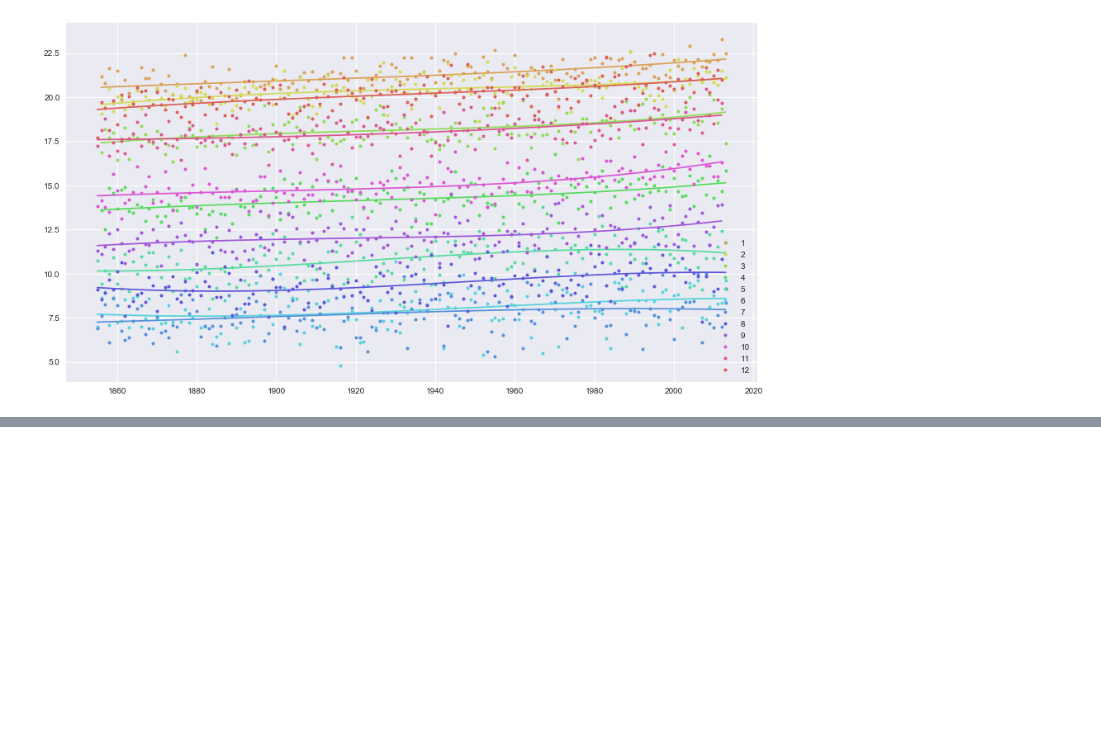
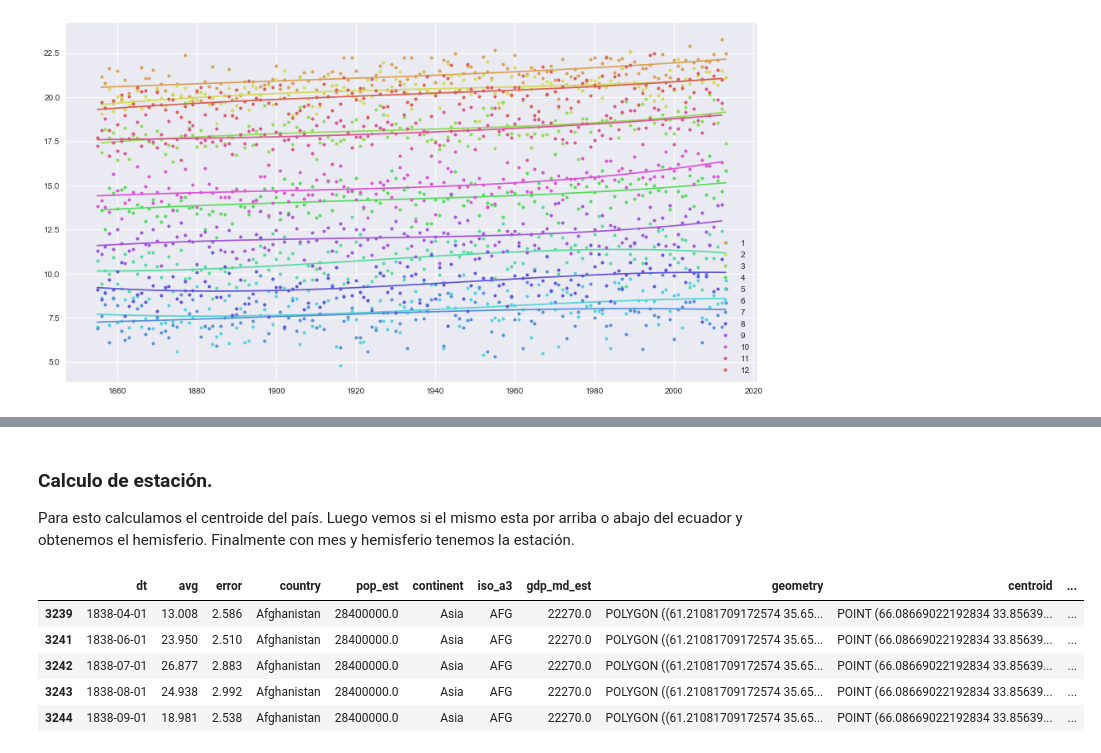
Before and after one commit to smcsicardi/metnum-tp3, a Jupyter notebook: temperature by countries.ipynb, the cells around one changed output, grey strips where cells are left out. Cells and saved outputs as stored; diff of their text form; code cells hidden in the pictures; blank space fills up the shorter version.

```diff
--- a/temperature by countries.ipynb
+++ b/temperature by countries.ipynb
@@ -132,0 +148,34 @@ plt.legend()
+# %% [markdown]
+### Calculo de estación.
+Para esto calculamos el centroide del país. Luego vemos si el mismo esta por arriba o abajo del ecuador y obtenemos el hemisferio. Finalmente con mes y hemisferio tenemos la estación.
+# %%
+SPRING, SUMMER, FALL, WINTER = 1, 2, 3, 4
+def get_season(row):
+    north = row['hemisphere'] > 0
+    month = row['month']
+    if month in [12, 1, 2]:
+        return WINTER if north else SUMMER
+    elif month in [3, 4, 5]:
+        return SPRING if north else FALL
+    elif month in [6, 7, 8]:
+        return SUMMER if north else WINTER
+    elif month in [9, 10, 11]:
+        return FALL if north else SPRING
+    else:
+        raise Exception('Unknown month.', row)
+
+world = gpd.read_file(gpd.datasets.get_path('naturalearth_lowres'))
+world = world.set_index('name')
+join = gpd.GeoDataFrame(df.join(world, on='country', how='inner'))
+join['centroid'] = join.centroid
+join['hemisphere'] = join['centroid'].apply(lambda p: 1 if p.y >= 0 else -1)
+join['month'] = join['dt'].apply(lambda d: d.month)
+join['season'] =  join.apply(get_season, axis=1)
+join.head()
+# %% [output]
+|  | dt | avg | error | country | pop_est | continent | iso_a3 | gdp_md_est | geometry | centroid | ... |
+| 3239 | 1838-04-01 | 13.008 | 2.586 | Afghanistan | 28400000.0 | Asia | AFG | 22270.0 | POLYGON ((61.21081709172574 35.65... | POINT (66.08669022192834 33.85639... | ... |
+| 3241 | 1838-06-01 | 23.950 | 2.510 | Afghanistan | 28400000.0 | Asia | AFG | 22270.0 | POLYGON ((61.21081709172574 35.65... | POINT (66.08669022192834 33.85639... | ... |
+| 3242 | 1838-07-01 | 26.877 | 2.883 | Afghanistan | 28400000.0 | Asia | AFG | 22270.0 | POLYGON ((61.21081709172574 35.65... | POINT (66.08669022192834 33.85639... | ... |
+| 3243 | 1838-08-01 | 24.938 | 2.992 | Afghanistan | 28400000.0 | Asia | AFG | 22270.0 | POLYGON ((61.21081709172574 35.65... | POINT (66.08669022192834 33.85639... | ... |
+| 3244 | 1838-09-01 | 18.981 | 2.538 | Afghanistan | 28400000.0 | Asia | AFG | 22270.0 | POLYGON ((61.21081709172574 35.65... | POINT (66.08669022192834 33.85639... | ... |
```
Also changed, not shown: parts of 5 cells of this notebook, 2 other files.
